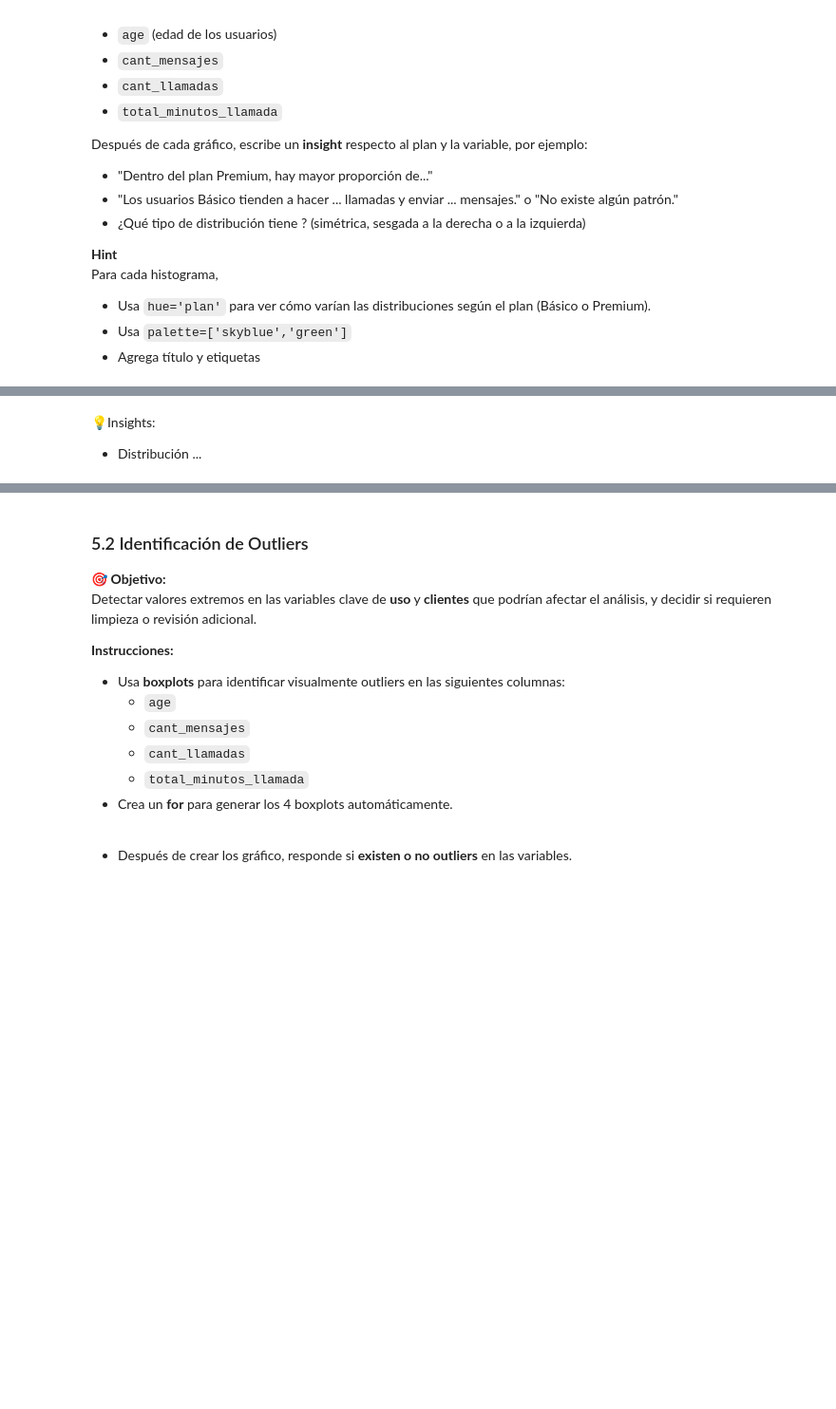
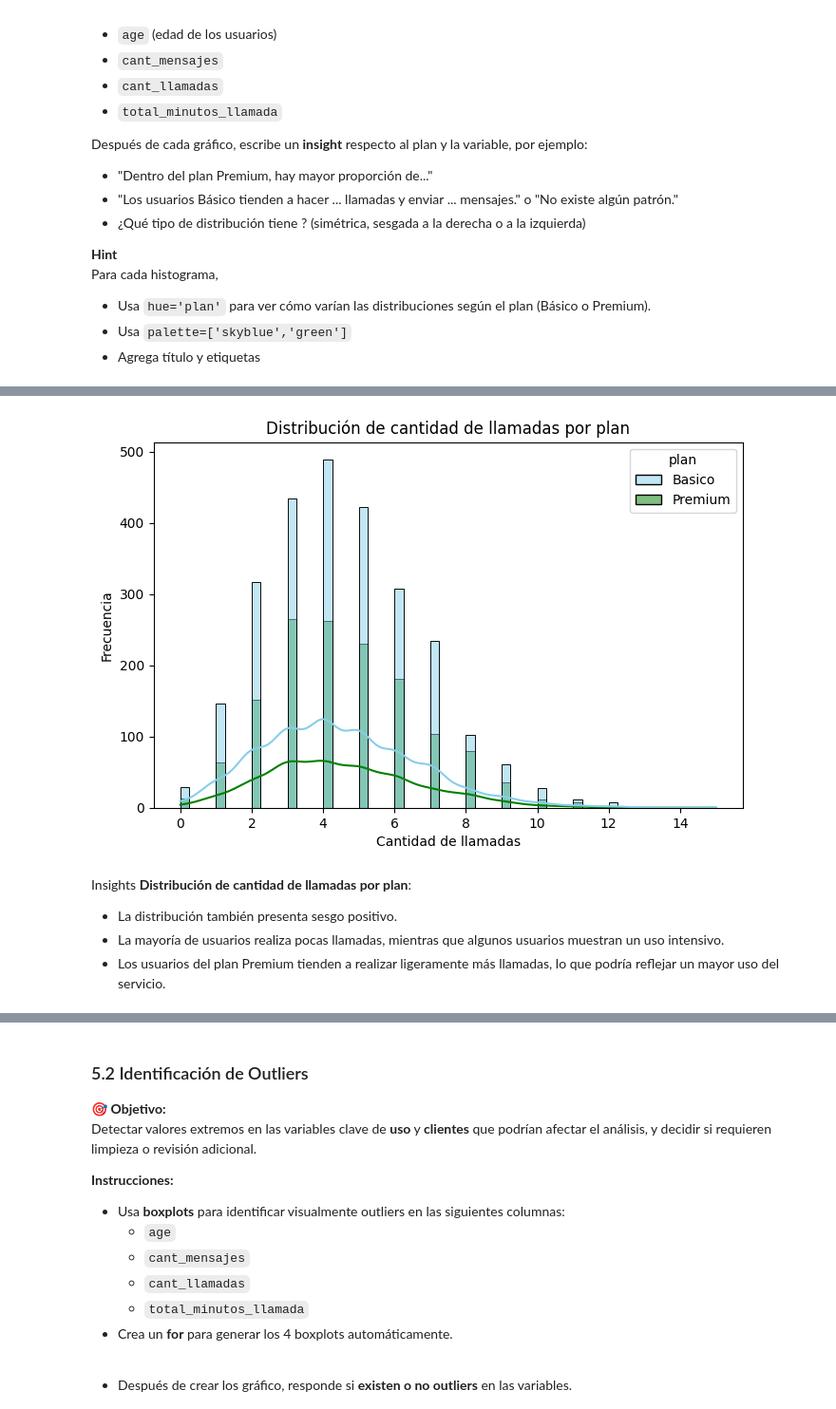
Before and after one commit to FithoGerardo/Analysis-of-a-telecommunications-company, a Jupyter notebook: Fitho_S7 Version-Estudiante-Project-ConnectaTel.ipynb, the cells around one changed output, grey strips where cells are left out. Shown at 95% size. Cells and saved outputs as stored; diff of their text form; code cells hidden in the pictures; blank space fills up the shorter version.

```diff
--- a/Fitho_S7 Version-Estudiante-Project-ConnectaTel.ipynb
+++ b/Fitho_S7 Version-Estudiante-Project-ConnectaTel.ipynb
@@ -1206,5 +1248,26 @@ plt.show()
 # %%
 # Histograma para visualizar la cant_llamadas
+plt.figure(figsize=(8,5))
+
+sns.histplot(
+    data=user_profile,
+    x='cant_llamadas',
+    hue='plan',
+    bins=60,
+    palette=['skyblue','green'],
+    kde=True
+)
+
+plt.title('Distribución de cantidad de llamadas por plan')
+plt.xlabel('Cantidad de llamadas')
+plt.ylabel('Frecuencia')
+
+plt.savefig('llamadas_por_plan.png',dpi=100)
+plt.show()
+# %% [output]
+[figure, added]
 # %% [markdown]
-💡Insights:
-- Distribución ...
+Insights **Distribución de cantidad de llamadas por plan**:
+- La distribución también presenta sesgo positivo.
+- La mayoría de usuarios realiza pocas llamadas, mientras que algunos usuarios muestran un uso intensivo.
+- Los usuarios del plan Premium tienden a realizar ligeramente más llamadas, lo que podría reflejar un mayor uso del servicio.
```
Also changed, not shown: parts of 11 cells of this notebook.
